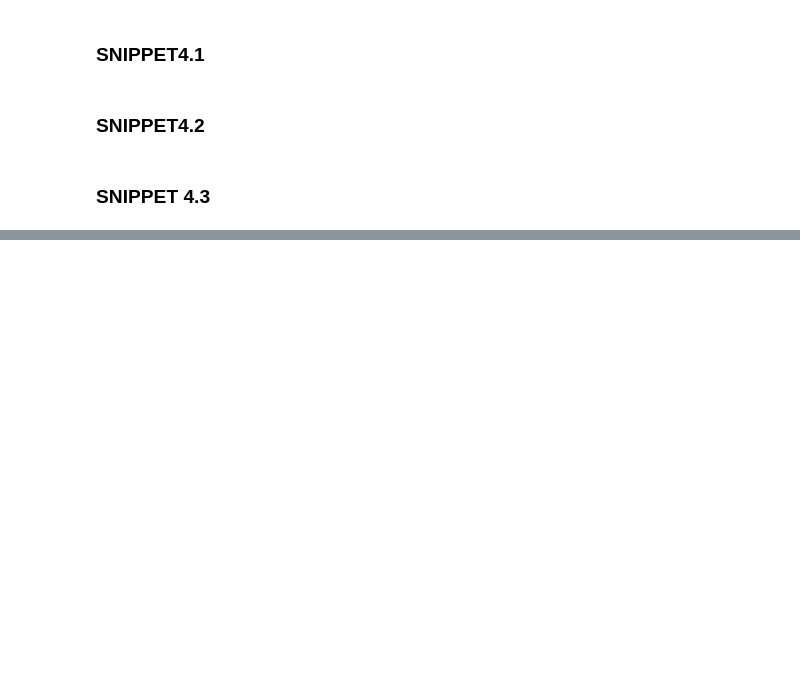
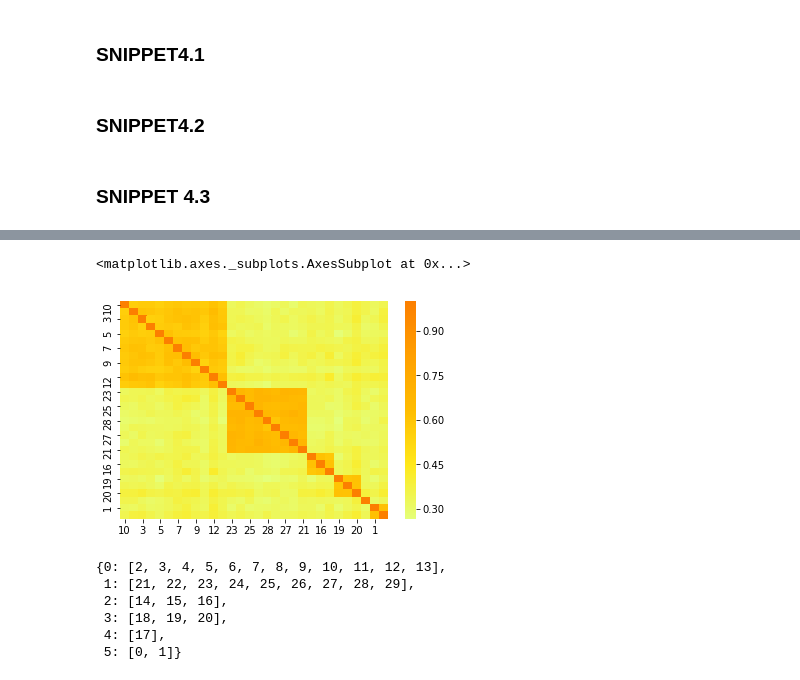
Before and after one commit to utopiangit/Financial, a Jupyter notebook: ml/Chapter4.ipynb, the cells around one changed output, grey strips where cells are left out. Drawn from its saved outputs; the diff is of its cells as text; code cells hidden in the pictures; blank space fills up the shorter version.

```diff
--- a/ml/Chapter4.ipynb
+++ b/ml/Chapter4.ipynb
@@ -100,0 +127,16 @@ def getRndBlockCov(nCols, nBlocks, minBlockSize = 1, sigma = 1., random_state =
+# %%
+corrNew, clstr, silh = clusterKMeansTop(corr)
+# %%
+sns.heatmap(corrNew, cmap="Wistia")
+# %% [output]
+<matplotlib.axes._subplots.AxesSubplot at 0x...>
+[figure, added]
+# %%
+clstr
+# %% [output]
+{0: [2, 3, 4, 5, 6, 7, 8, 9, 10, 11, 12, 13],
+ 1: [21, 22, 23, 24, 25, 26, 27, 28, 29],
+ 2: [14, 15, 16],
+ 3: [18, 19, 20],
+ 4: [17],
+ 5: [0, 1]}
```
Also changed, not shown: parts of 13 cells of this notebook.
